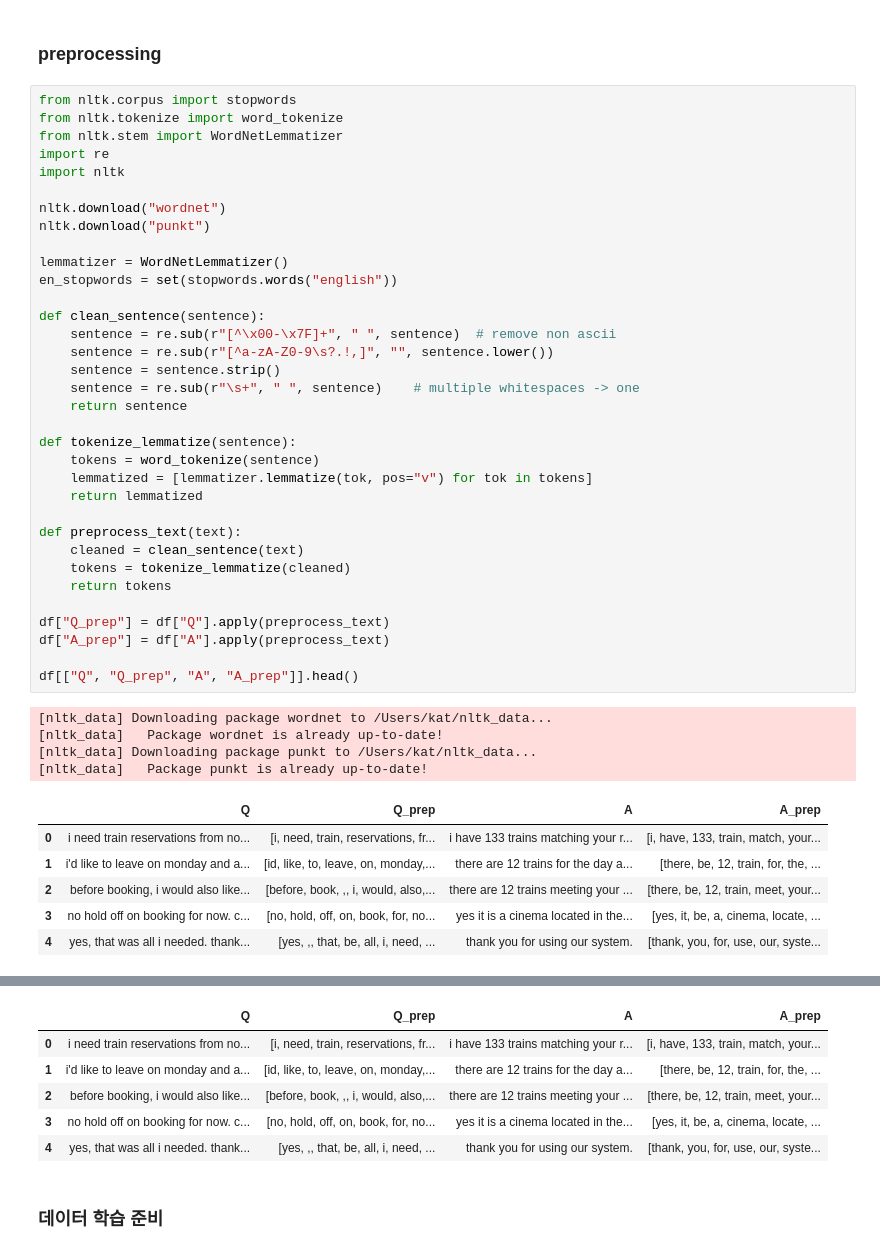
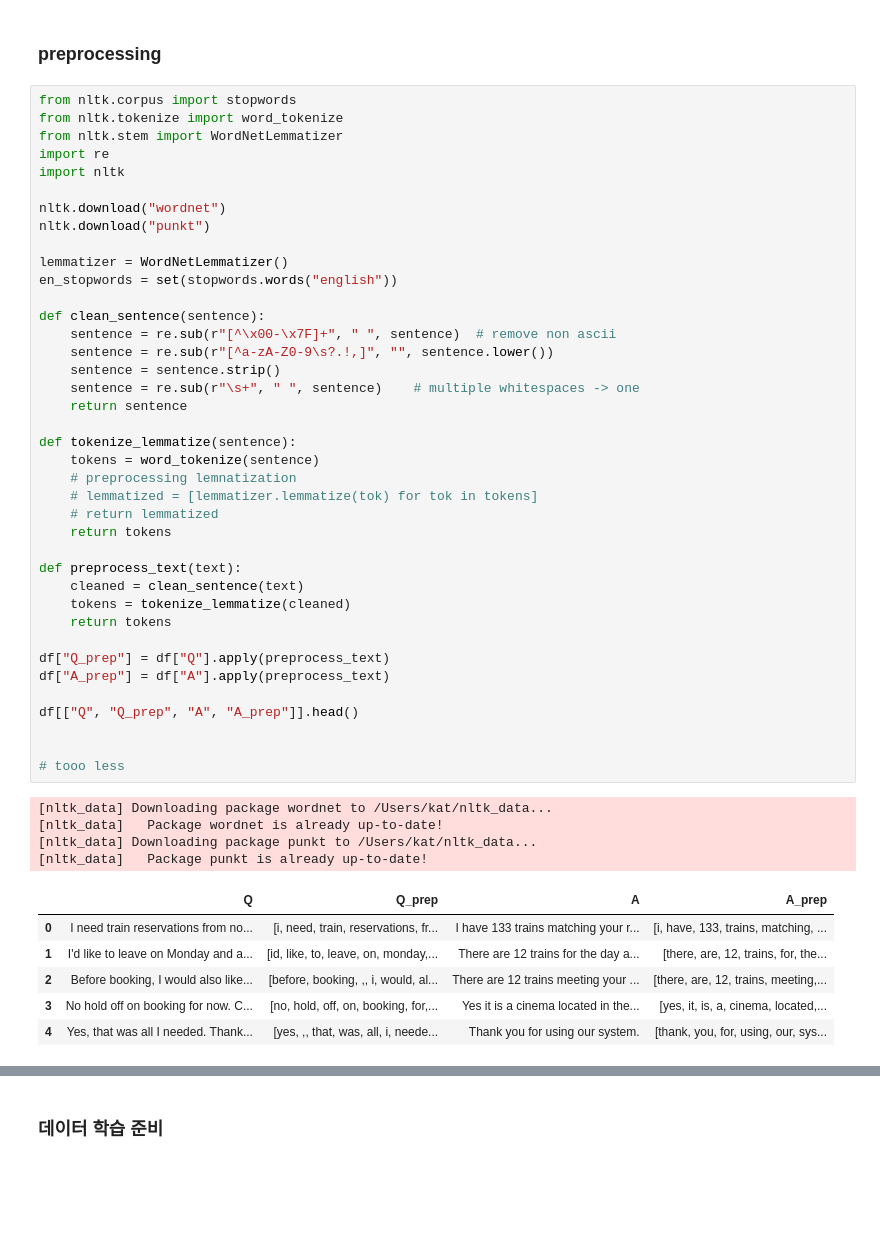
Before and after one commit to brainkat/NLP_practice, a Jupyter notebook: 06_seq2seq_chatbot.ipynb, the cells around one changed output, grey strips where cells are left out. Saved outputs shown, nothing was run; the diff lists cells and outputs as text; blank space fills up the shorter version.

```diff
--- a/06_seq2seq_chatbot.ipynb
+++ b/06_seq2seq_chatbot.ipynb
@@ -82,37 +87,42 @@ nltk.download("wordnet")
 nltk.download("punkt")
 
 lemmatizer = WordNetLemmatizer()
 en_stopwords = set(stopwords.words("english"))
 
 def clean_sentence(sentence):
     sentence = re.sub(r"[^\x00-\x7F]+", " ", sentence)  # remove non ascii
     sentence = re.sub(r"[^a-zA-Z0-9\s?.!,]", "", sentence.lower())
     sentence = sentence.strip()
     sentence = re.sub(r"\s+", " ", sentence)    # multiple whitespaces -> one
     return sentence
 
 def tokenize_lemmatize(sentence):
     tokens = word_tokenize(sentence)
-    lemmatized = [lemmatizer.lemmatize(tok, pos="v") for tok in tokens]
-    return lemmatized
+    # preprocessing lemnatization
+    # lemmatized = [lemmatizer.lemmatize(tok) for tok in tokens]
+    # return lemmatized
+    return tokens
 
 def preprocess_text(text):
     cleaned = clean_sentence(text)
     tokens = tokenize_lemmatize(cleaned)
     return tokens
 
 df["Q_prep"] = df["Q"].apply(preprocess_text)
 df["A_prep"] = df["A"].apply(preprocess_text)
 
 df[["Q", "Q_prep", "A", "A_prep"]].head()
+
+
+# tooo less
 # %% [output]
 [nltk_data] Downloading package wordnet to /Users/kat/nltk_data...
 [nltk_data]   Package wordnet is already up-to-date!
 [nltk_data] Downloading package punkt to /Users/kat/nltk_data...
 [nltk_data]   Package punkt is already up-to-date!
 |  | Q | Q_prep | A | A_prep |
-| 0 | i need train reservations from no... | [i, need, train, reservations, fr... | i have 133 trains matching your r... | [i, have, 133, train, match, your... |
-| 1 | i'd like to leave on monday and a... | [id, like, to, leave, on, monday,... | there are 12 trains for the day a... | [there, be, 12, train, for, the, ... |
-| 2 | before booking, i would also like... | [before, book, ,, i, would, also,... | there are 12 trains meeting your ... | [there, be, 12, train, meet, your... |
-| 3 | no hold off on booking for now. c... | [no, hold, off, on, book, for, no... | yes it is a cinema located in the... | [yes, it, be, a, cinema, locate, ... |
-| 4 | yes, that was all i needed. thank... | [yes, ,, that, be, all, i, need, ... | thank you for using our system. | [thank, you, for, use, our, syste... |
+| 0 | I need train reservations from no... | [i, need, train, reservations, fr... | I have 133 trains matching your r... | [i, have, 133, trains, matching, ... |
+| 1 | I'd like to leave on Monday and a... | [id, like, to, leave, on, monday,... | There are 12 trains for the day a... | [there, are, 12, trains, for, the... |
+| 2 | Before booking, I would also like... | [before, booking, ,, i, would, al... | There are 12 trains meeting your ... | [there, are, 12, trains, meeting,... |
+| 3 | No hold off on booking for now. C... | [no, hold, off, on, booking, for,... | Yes it is a cinema located in the... | [yes, it, is, a, cinema, located,... |
+| 4 | Yes, that was all I needed. Thank... | [yes, ,, that, was, all, i, neede... | Thank you for using our system. | [thank, you, for, using, our, sys... |
@@ -123,9 +129,3 @@ df[["Q", "Q_prep", "A", "A_prep"]].head()
-|  | Q | Q_prep | A | A_prep |
-| 0 | i need train reservations from no... | [i, need, train, reservations, fr... | i have 133 trains matching your r... | [i, have, 133, train, match, your... |
-| 1 | i'd like to leave on monday and a... | [id, like, to, leave, on, monday,... | there are 12 trains for the day a... | [there, be, 12, train, for, the, ... |
-| 2 | before booking, i would also like... | [before, book, ,, i, would, also,... | there are 12 trains meeting your ... | [there, be, 12, train, meet, your... |
-| 3 | no hold off on booking for now. c... | [no, hold, off, on, book, for, no... | yes it is a cinema located in the... | [yes, it, be, a, cinema, locate, ... |
-| 4 | yes, that was all i needed. thank... | [yes, ,, that, be, all, i, need, ... | thank you for using our system. | [thank, you, for, use, our, syste... |
 # %% [markdown]
 ### 데이터 학습 준비
 # %%
```
Also changed, not shown: parts of 22 cells of this notebook.
